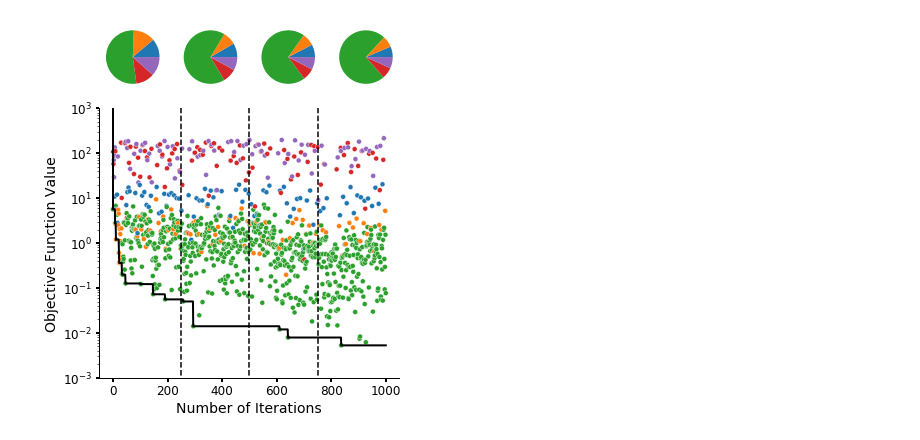
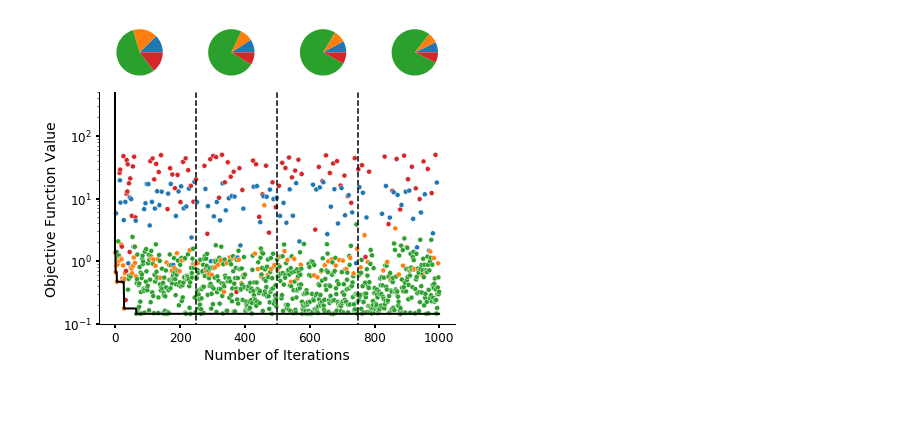
Before and after one commit to cjmerzbacher/bayesopt-dynamic-pathways, a Jupyter notebook: visualization/fatty_acid_viz.ipynb, the cells around one changed output. Drawn from its saved outputs; the diff is of its cells as text; code cells hidden in the pictures; blank space fills up the shorter version.

```diff
--- a/visualization/fatty_acid_viz.ipynb
+++ b/visualization/fatty_acid_viz.ipynb
@@ -13,15 +18,15 @@ orders = ['Open Loop', 'Open Loop Intermediate', 'Negative Gene Loop', 'Negative
 palette = {'Open Loop': sns.color_palette()[3], 'Open Loop Intermediate': 'tab:purple', 'Negative Metabolic Loop': 'tab:green', 'Negative Gene Loop': 'tab:orange', 'Layered Negative Metabolic Loop': 'tab:blue', 'Initial':'black'}
 # %%
 ###FIGURE: Sample results
-landscape = pd.read_csv('../data/fatty_acid_sample_run.csv')
-fig = plt.figure(figsize=(5.25,5.75 ))
+landscape = pd.read_csv('../data/fatty_acid_sample_run_production_burden.csv')
+fig = plt.figure(figsize=(6, 5))
 gs = gridspec.GridSpec(nrows=2, ncols=4, height_ratios=[1, 4], width_ratios=[1, 1, 1, 1])
 
 ax = fig.add_subplot(gs[1, :])
 ax.set_xlabel('Number of Iterations', fontsize=14)
 ax.set_ylabel('Objective Function Value', fontsize=14)
 ax.set_yscale('log')
-ax.set_ylim([10E-4, 10E2])
+ax.set_ylim([10E-2, 5E2])
 sns.scatterplot(x='index', y='loss', hue='circuit', data=landscape, ax=ax, hue_order=orders, palette=palette, legend=False, s=25)
 ax.vlines(250, 0, 10E9, linestyles='dashed')
 ax.vlines(500, 0, 10E9, linestyles='dashed')
@@ -48,31 +53,31 @@ ax.tick_params(axis='x', labelsize=12)
 for axis in ['top','bottom','left','right']:
     ax.spines[axis].set_linewidth(2)
 ax.tick_params(width=2)
 
 for axis in ['top','right']:
     ax.spines[axis].set_linewidth(0)
 ax.spines['bottom'].set_linewidth(1)
 ax.spines['left'].set_linewidth(1)
 
 quarter1 = (landscape.iloc[0:250].sort_values(by='circuit').groupby('circuit').count().loss/250).reset_index()
 quarter2 = (landscape.iloc[250:500].sort_values(by='circuit').groupby('circuit').count().loss/250).reset_index()
 quarter3 = (landscape.iloc[500:750].sort_values(by='circuit').groupby('circuit').count().loss/250).reset_index()
 quarter4 = (landscape.iloc[750:1000].sort_values(by='circuit').groupby('circuit').count().loss/250).reset_index()
 colors = ['tab:blue', 'tab:orange', 'tab:green', sns.color_palette()[3], 'tab:purple']
 
 ax = fig.add_subplot(gs[0, 0])
 ax.pie(quarter1.loss, colors=colors)
 
 ax = fig.add_subplot(gs[0, 1])
 ax.pie(quarter2.loss, colors=colors)
 
 ax = fig.add_subplot(gs[0, 2])
 ax.pie(quarter3.loss, colors=colors)
 
 ax = fig.add_subplot(gs[0, 3])
 ax.pie(quarter4.loss, colors=colors)
 
 fig.tight_layout()
 if save_figs: fig.savefig('../figs/fatty_acid_sample_run.png', dpi=300)
 # %% [output]
-[figure, old version]
+[figure, new version]
```
Also changed, not shown: parts of 4 cells of this notebook, 21 other files.
